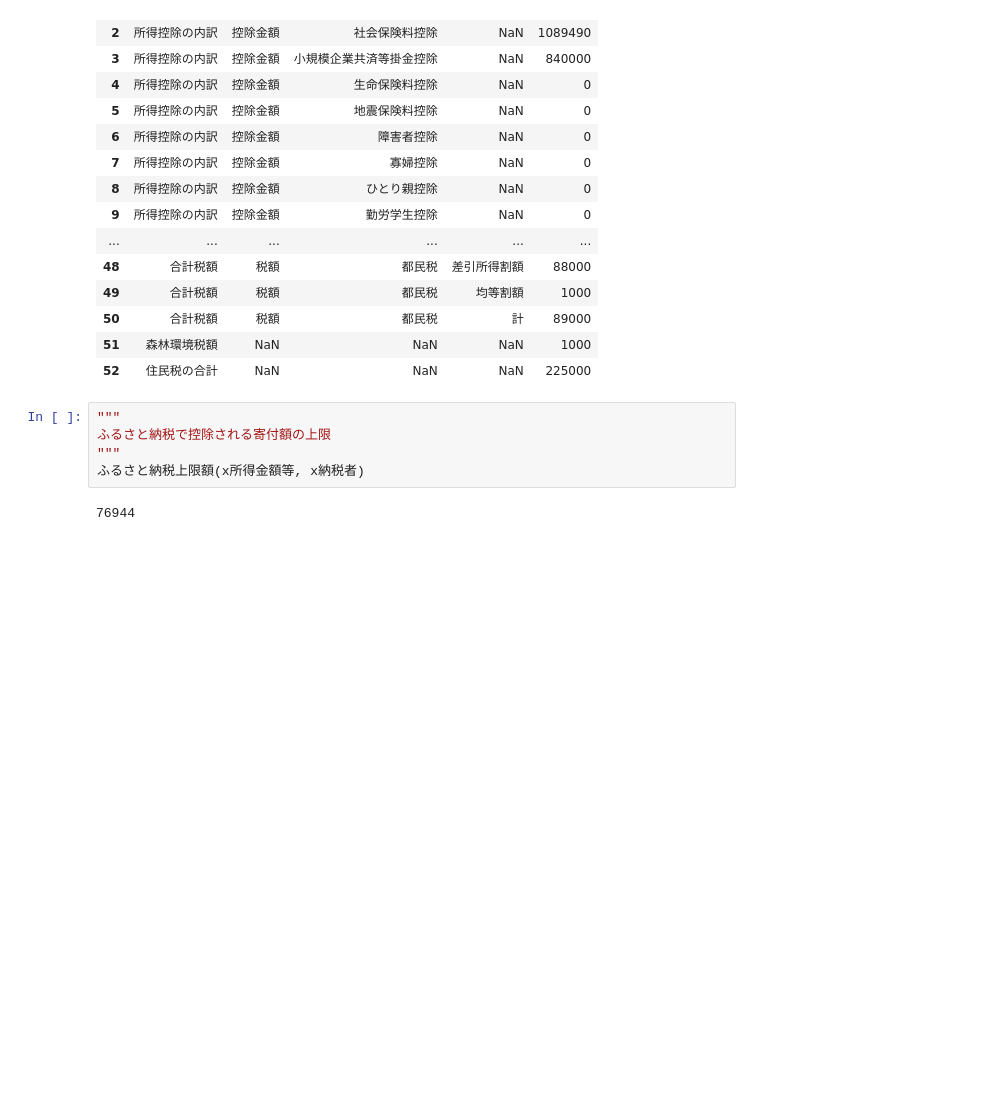
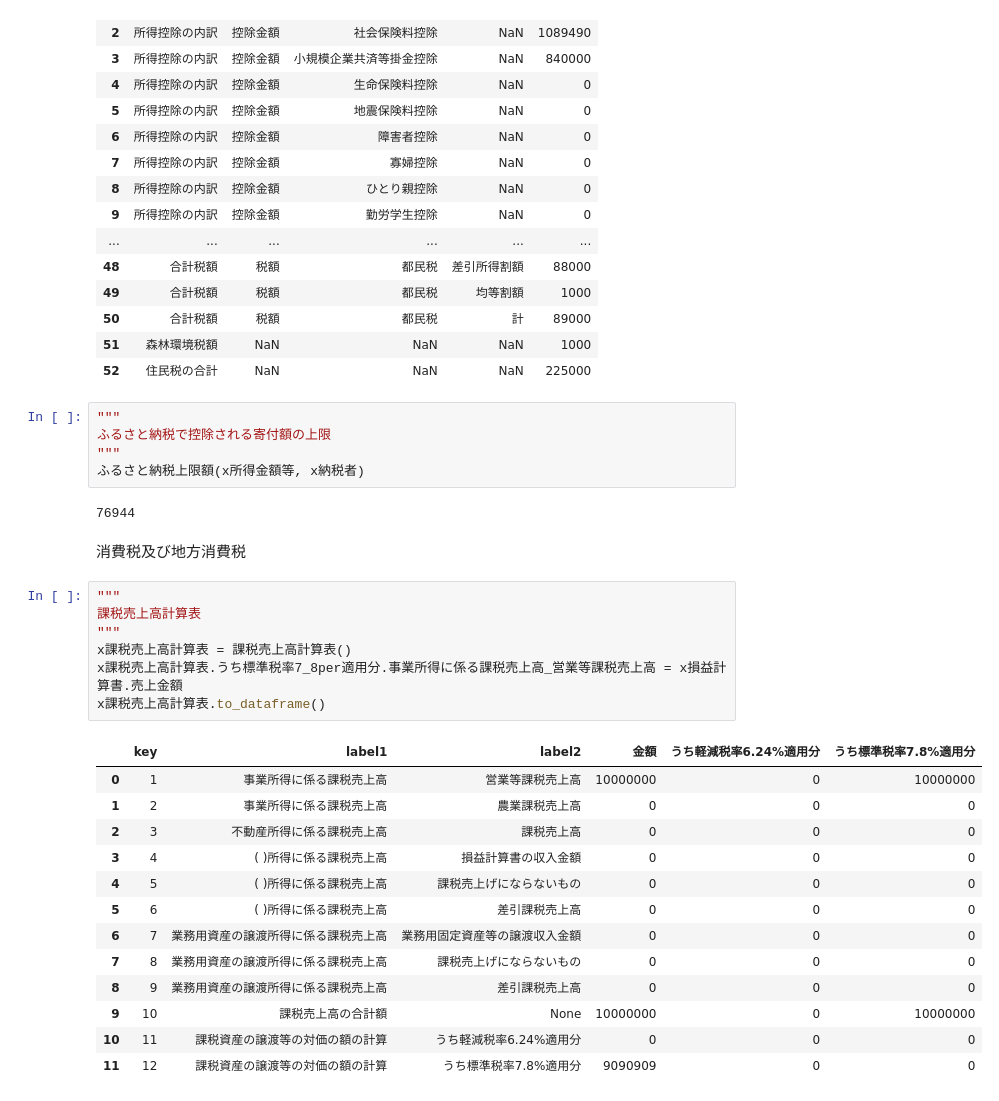
Before and after one commit to yoshida-eth0/python-etax, a Jupyter notebook: example/person1.ipynb, the cells around one changed output. Cells and saved outputs as stored; diff of their text form; blank space fills up the shorter version.

Commit message:
消費税及び地方消費税実装

```diff
--- a/example/person1.ipynb
+++ b/example/person1.ipynb
@@ -138,3 +160,26 @@ x住民税.to_dataframe()
 ふるさと納税上限額(x所得金額等, x納税者)
 # %% [output]
 76944
+# %% [markdown]
+消費税及び地方消費税
+# %%
+"""
+課税売上高計算表
+"""
+x課税売上高計算表 = 課税売上高計算表()
+x課税売上高計算表.うち標準税率7_8per適用分.事業所得に係る課税売上高_営業等課税売上高 = x損益計算書.売上金額
+x課税売上高計算表.to_dataframe()
+# %% [output]
+|  | key | label1 | label2 | 金額 | うち軽減税率6.24%適用分 | うち標準税率7.8%適用分 |
+| 0 | 1 | 事業所得に係る課税売上高 | 営業等課税売上高 | 10000000 | 0 | 10000000 |
+| 1 | 2 | 事業所得に係る課税売上高 | 農業課税売上高 | 0 | 0 | 0 |
+| 2 | 3 | 不動産所得に係る課税売上高 | 課税売上高 | 0 | 0 | 0 |
+| 3 | 4 | ( )所得に係る課税売上高 | 損益計算書の収入金額 | 0 | 0 | 0 |
+| 4 | 5 | ( )所得に係る課税売上高 | 課税売上げにならないもの | 0 | 0 | 0 |
+| 5 | 6 | ( )所得に係る課税売上高 | 差引課税売上高 | 0 | 0 | 0 |
+| 6 | 7 | 業務用資産の譲渡所得に係る課税売上高 | 業務用固定資産等の譲渡収入金額 | 0 | 0 | 0 |
+| 7 | 8 | 業務用資産の譲渡所得に係る課税売上高 | 課税売上げにならないもの | 0 | 0 | 0 |
+| 8 | 9 | 業務用資産の譲渡所得に係る課税売上高 | 差引課税売上高 | 0 | 0 | 0 |
+| 9 | 10 | 課税売上高の合計額 | None | 10000000 | 0 | 10000000 |
+| 10 | 11 | 課税資産の譲渡等の対価の額の計算 | うち軽減税率6.24%適用分 | 0 | 0 | 0 |
+| 11 | 12 | 課税資産の譲渡等の対価の額の計算 | うち標準税率7.8%適用分 | 9090909 | 0 | 0 |
```
Also changed, not shown: parts of 9 cells of this notebook, 9 other files.
